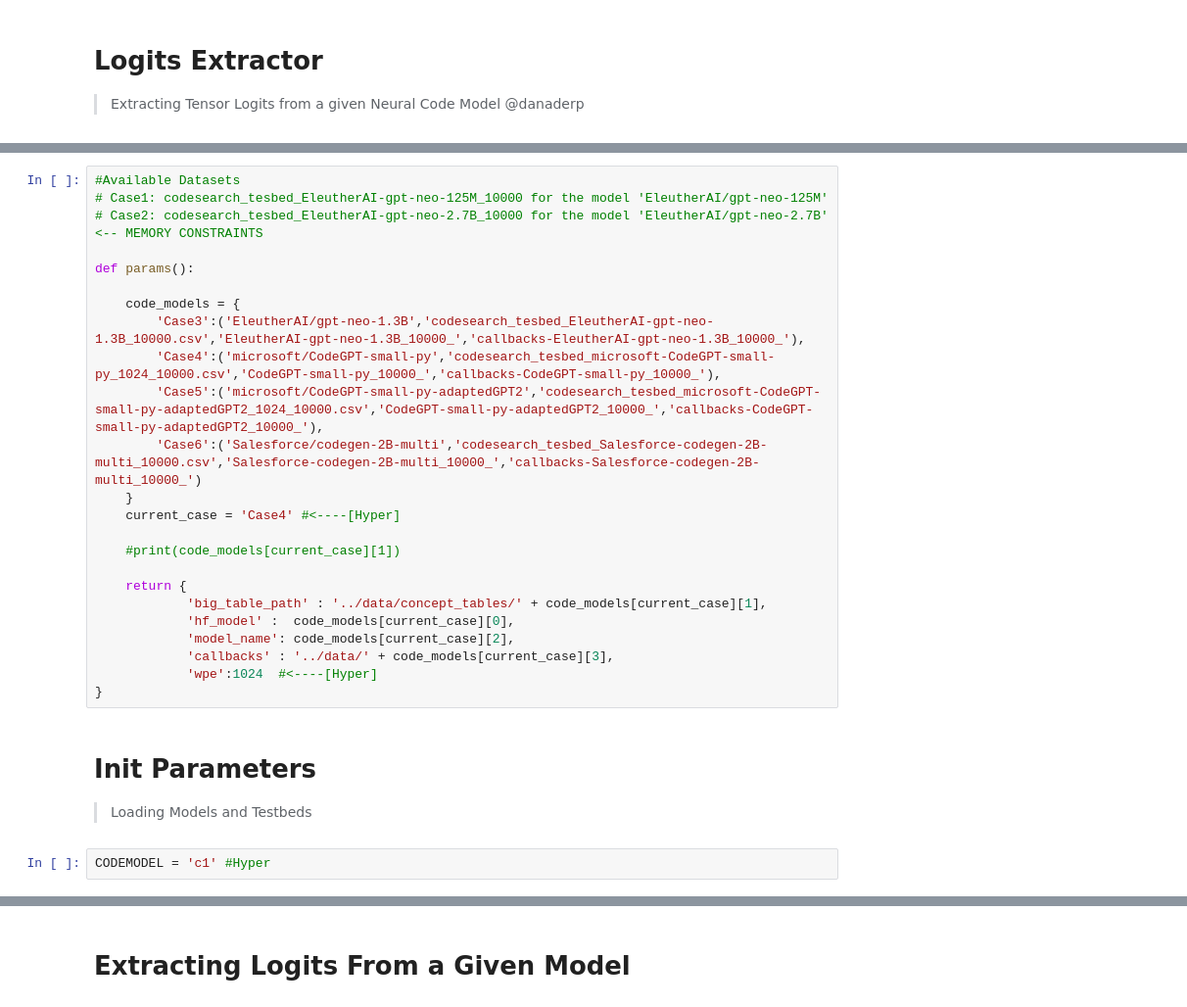
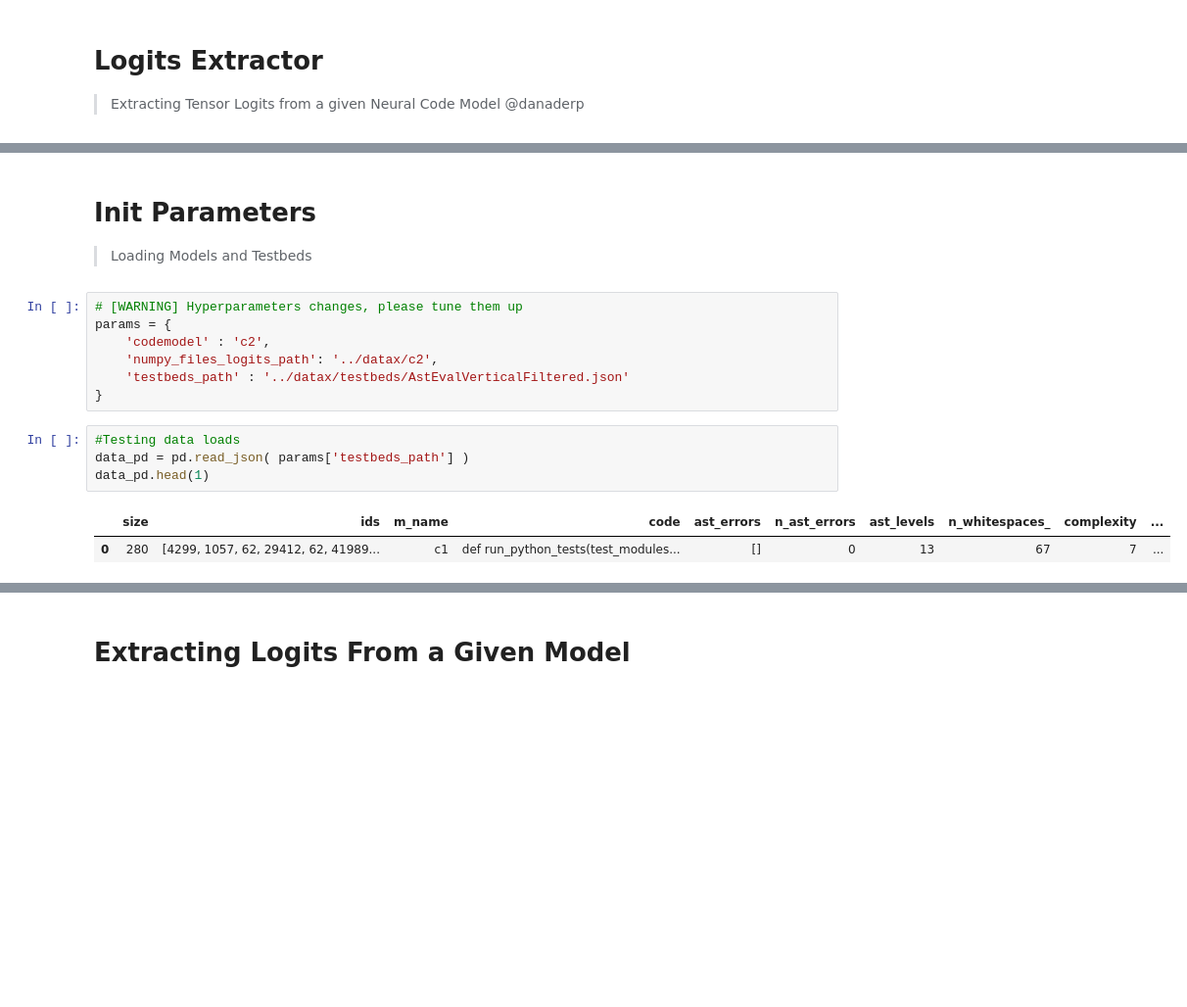
Before and after one commit to WM-SEMERU/CodeSyntaxConcept, a Jupyter notebook: experimental_notebooks/1_logits_extractor_gpu_v1.ipynb, the cells around one changed output, grey strips where cells are left out. Shown at 98% size. Drawn from its saved outputs; the diff is of its cells as text; blank space fills up the shorter version.

```diff
--- a/experimental_notebooks/1_logits_extractor_gpu_v1.ipynb
+++ b/experimental_notebooks/1_logits_extractor_gpu_v1.ipynb
@@ -118,30 +122,18 @@ def init_model_args( current_case = 'c1', returnModel = False ):
-# %%
-#Available Datasets
-# Case1: codesearch_tesbed_EleutherAI-gpt-neo-125M_10000 for the model 'EleutherAI/gpt-neo-125M'
-# Case2: codesearch_tesbed_EleutherAI-gpt-neo-2.7B_10000 for the model 'EleutherAI/gpt-neo-2.7B' <-- MEMORY CONSTRAINTS
-
-def params():
-
-    code_models = {
-        'Case3':('EleutherAI/gpt-neo-1.3B','codesearch_tesbed_EleutherAI-gpt-neo-1.3B_10000.csv','EleutherAI-gpt-neo-1.3B_10000_','callbacks-EleutherAI-gpt-neo-1.3B_10000_'),
-        'Case4':('microsoft/CodeGPT-small-py','codesearch_tesbed_microsoft-CodeGPT-small-py_1024_10000.csv','CodeGPT-small-py_10000_','callbacks-CodeGPT-small-py_10000_'),
-        'Case5':('microsoft/CodeGPT-small-py-adaptedGPT2','codesearch_tesbed_microsoft-CodeGPT-small-py-adaptedGPT2_1024_10000.csv','CodeGPT-small-py-adaptedGPT2_10000_','callbacks-CodeGPT-small-py-adaptedGPT2_10000_'),
-        'Case6':('Salesforce/codegen-2B-multi','codesearch_tesbed_Salesforce-codegen-2B-multi_10000.csv','Salesforce-codegen-2B-multi_10000_','callbacks-Salesforce-codegen-2B-multi_10000_')
-    }
-    current_case = 'Case4' #<----[Hyper]
-
-    #print(code_models[current_case][1])
-
-    return {
-            'big_table_path' : '../data/concept_tables/' + code_models[current_case][1],
-            'hf_model' :  code_models[current_case][0],
-            'model_name': code_models[current_case][2],
-            'callbacks' : '../data/' + code_models[current_case][3],
-            'wpe':1024  #<----[Hyper]
-}
 # %% [markdown]
 # Init Parameters
 > Loading Models and Testbeds
-# %%
-CODEMODEL = 'c1' #Hyper
+# %%
+# [WARNING] Hyperparameters changes, please tune them up
+params = {
+    'codemodel' : 'c2',
+    'numpy_files_logits_path': '../datax/c2',
+    'testbeds_path' : '../datax/testbeds/AstEvalVerticalFiltered.json'
+}
+# %%
+#Testing data loads
+data_pd = pd.read_json( params['testbeds_path'] )
+data_pd.head(1)
+# %% [output]
+|  | size | ids | m_name | code | ast_errors | n_ast_errors | ast_levels | n_whitespaces_ | complexity | ... |
+| 0 | 280 | [4299, 1057, 62, 29412, 62, 41989... | c1 | def run_python_tests(test_modules... | [] | 0 | 13 | 67 | 7 | ... |
 # %%
```
Also changed, not shown: parts of 17 cells of this notebook, 2 other files.
